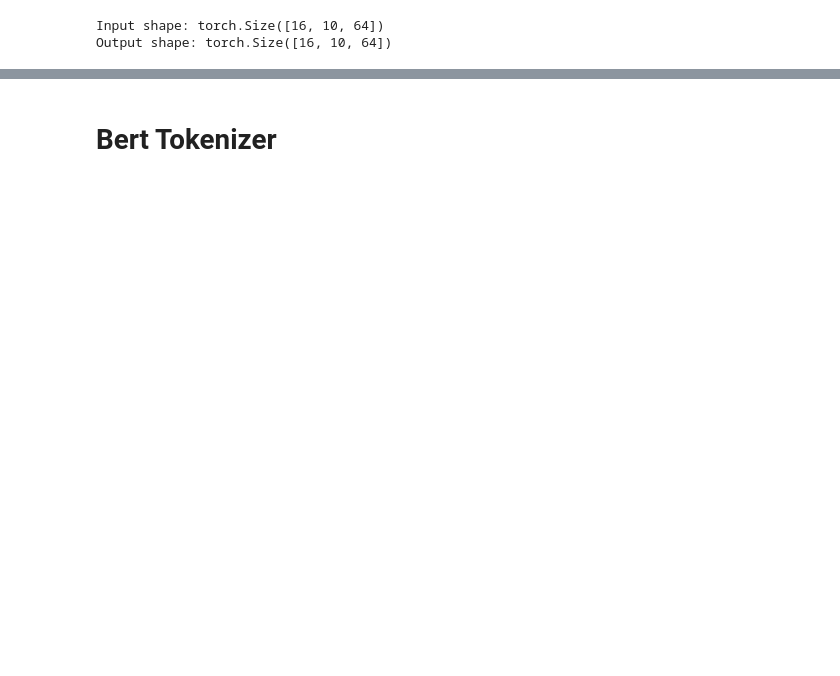
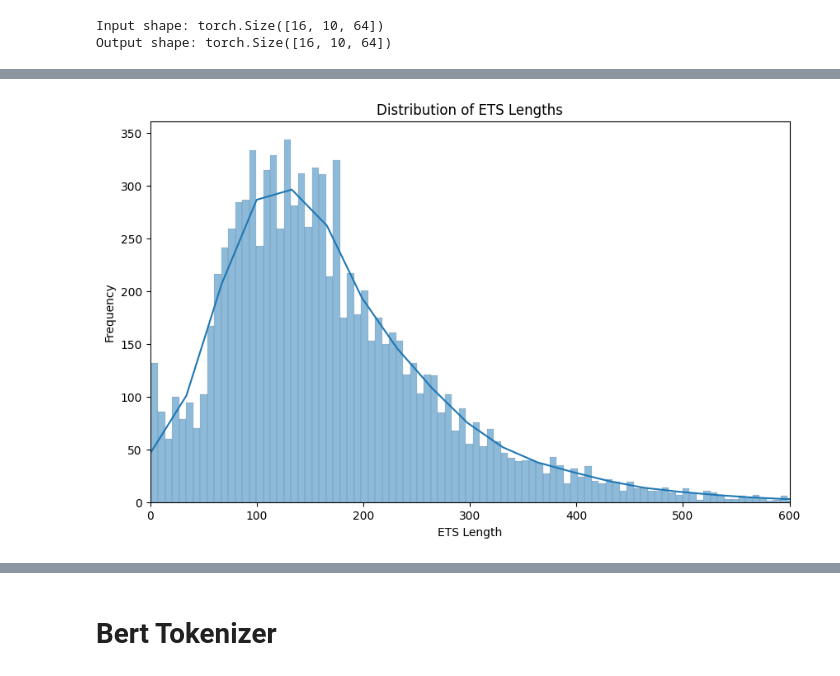
Before and after one commit to halimyoussef/FakeNewsClassifier-BERT, a Jupyter notebook: BERT_Classifier.ipynb, the cells around one changed output, grey strips where cells are left out. Drawn from its saved outputs; the diff is of its cells as text; code cells hidden in the pictures; blank space fills up the shorter version.

```diff
--- a/BERT_Classifier.ipynb
+++ b/BERT_Classifier.ipynb
@@ -527,0 +275,2 @@ We can see that despite coming from the Snopes fact-checking web-site that treat
+# %%
+fever.dropna(inplace=True)
@@ -527,0 +288,3 @@ We can see that despite coming from the Snopes fact-checking web-site that treat
+# %%
+error_rows = fever[fever['ETS'].str.startswith('Error')]
+error_rows
@@ -527,0 +307,2 @@ We can see that despite coming from the Snopes fact-checking web-site that treat
+# %%
+fever.drop(error_rows.index, inplace=True)
@@ -527,0 +340,6 @@ We can see that despite coming from the Snopes fact-checking web-site that treat
+# %%
+fever['ETS_length'] = fever['ETS'].apply(lambda x: len(str(x)))
+sorted_fever = fever.sort_values(by='ETS_length', ascending=True)
+
+print('10 shortest ETS :')
+print(sorted_fever.head(10)[['ETS_length', 'ETS']])
@@ -527,0 +359,13 @@ We can see that despite coming from the Snopes fact-checking web-site that treat
+# %%
+# Plot the distribution of ETS lengths
+plt.figure(figsize=(10, 6))
+sns.histplot(fever['ETS_length'], bins=1000, kde=True)
+plt.title('Distribution of ETS Lengths')
+plt.xlabel('ETS Length')
+plt.ylabel('Frequency')
+
+plt.xlim(0, 600)
+
+plt.show()
+# %% [output]
+[figure, added]
```
Also changed, not shown: parts of 179 cells of this notebook.
